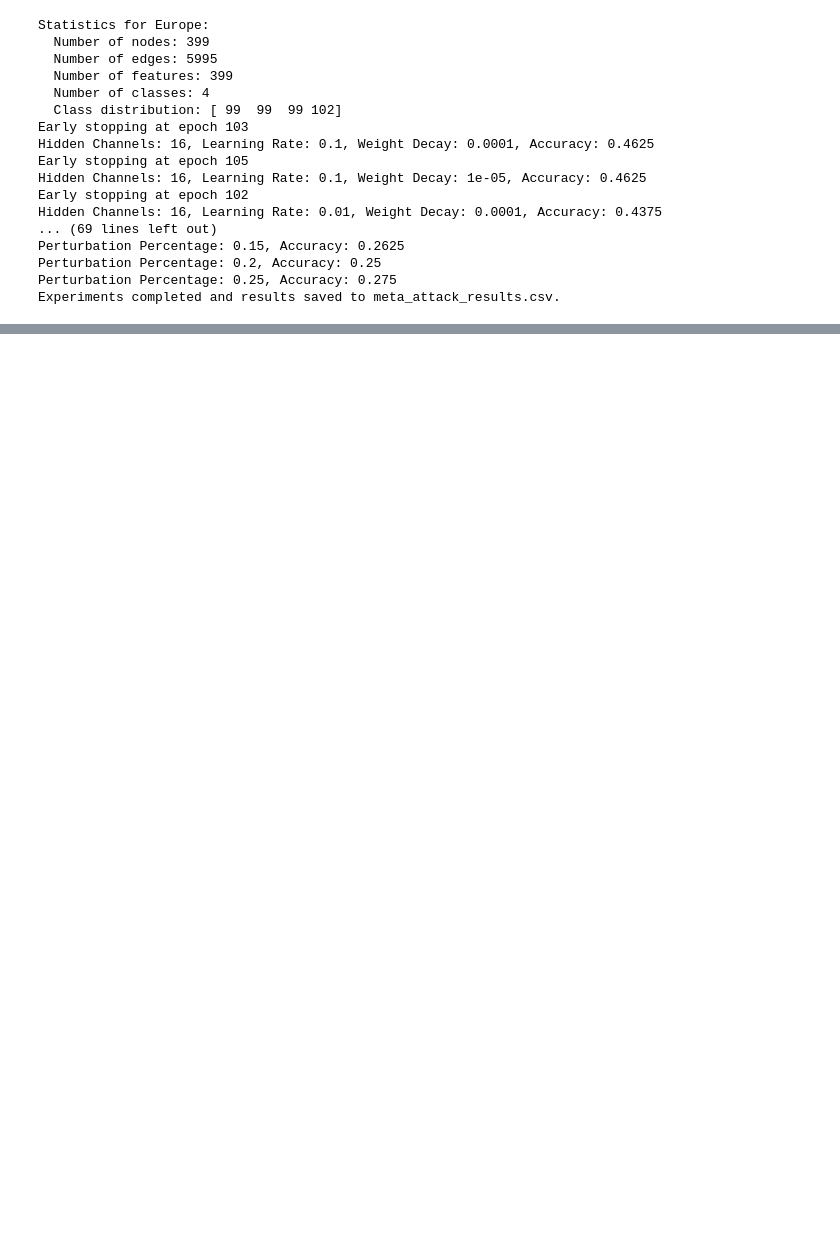
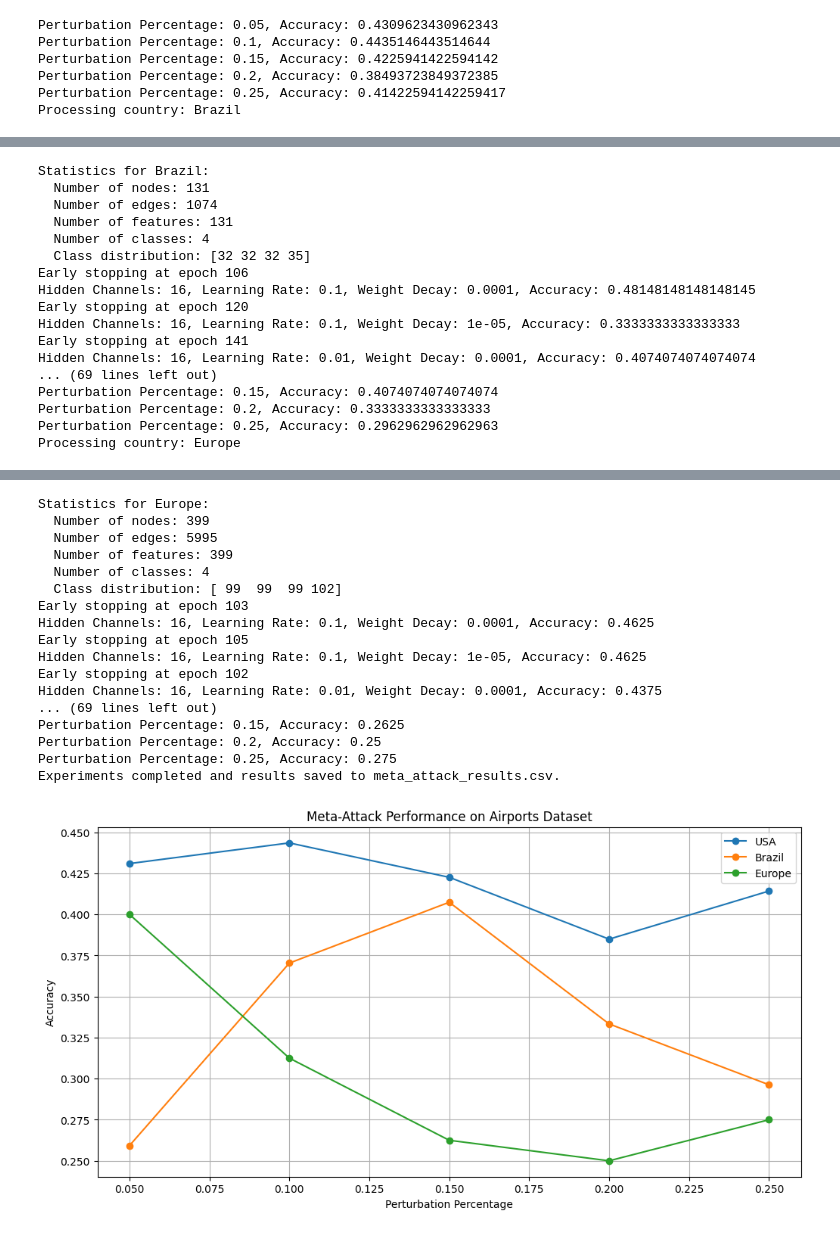
Before and after one commit to AbhiJeet70/GraphPoisoningCodes, a Jupyter notebook: Meta_Airport.ipynb, the cells around one changed output, grey strips where cells are left out. Saved outputs shown, nothing was run; the diff lists cells and outputs as text; code cells hidden in the pictures; blank space fills up the shorter version.

```diff
--- a/Meta_Airport.ipynb
+++ b/Meta_Airport.ipynb
@@ -259,5 +259,23 @@ for country in countries:
 results_df.to_csv('meta_attack_results.csv', index=False)
 
 print('Experiments completed and results saved to meta_attack_results.csv.')
+
+# Plotting function
+def plot_results(df, countries):
+    plt.figure(figsize=(12, 6))
+    for country in countries:
+        country_data = df[df['Country'] == country]
+        plt.plot(country_data['Perturbation_Percentage'], country_data['Accuracy'], marker='o', label=country)
+
+    plt.xlabel('Perturbation Percentage')
+    plt.ylabel('Accuracy')
+    plt.title('Meta-Attack Performance on Airports Dataset')
+    plt.legend()
+    plt.grid(True)
+    plt.show()
+
+# Load results and plot
+results_df = pd.read_csv('meta_attack_results.csv')
+plot_results(results_df, countries)
 # %% [output]
 Requirement already satisfied: torch in /opt/conda/lib/python3.10/site-packages (2.1.2+cpu)
@@ -301,17 +319,6 @@ Done!
-Statistics for Europe:
-  Number of nodes: 399
-  Number of edges: 5995
-  Number of features: 399
-  Number of classes: 4
-  Class distribution: [ 99  99  99 102]
-Early stopping at epoch 103
-Hidden Channels: 16, Learning Rate: 0.1, Weight Decay: 0.0001, Accuracy: 0.4625
-Early stopping at epoch 105
-Hidden Channels: 16, Learning Rate: 0.1, Weight Decay: 1e-05, Accuracy: 0.4625
-Early stopping at epoch 102
-Hidden Channels: 16, Learning Rate: 0.01, Weight Decay: 0.0001, Accuracy: 0.4375
-... (69 lines left out)
-Perturbation Percentage: 0.15, Accuracy: 0.2625
-Perturbation Percentage: 0.2, Accuracy: 0.25
-Perturbation Percentage: 0.25, Accuracy: 0.275
-Experiments completed and results saved to meta_attack_results.csv.
+Perturbation Percentage: 0.05, Accuracy: 0.4309623430962343
+Perturbation Percentage: 0.1, Accuracy: 0.4435146443514644
+Perturbation Percentage: 0.15, Accuracy: 0.4225941422594142
+Perturbation Percentage: 0.2, Accuracy: 0.38493723849372385
+Perturbation Percentage: 0.25, Accuracy: 0.41422594142259417
+Processing country: Brazil
@@ -317,0 +329,17 @@ Experiments completed and results saved to meta_attack_results.csv.
+Statistics for Brazil:
+  Number of nodes: 131
+  Number of edges: 1074
+  Number of features: 131
+  Number of classes: 4
+  Class distribution: [32 32 32 35]
+Early stopping at epoch 106
+Hidden Channels: 16, Learning Rate: 0.1, Weight Decay: 0.0001, Accuracy: 0.48148148148148145
+Early stopping at epoch 120
+Hidden Channels: 16, Learning Rate: 0.1, Weight Decay: 1e-05, Accuracy: 0.3333333333333333
+Early stopping at epoch 141
+Hidden Channels: 16, Learning Rate: 0.01, Weight Decay: 0.0001, Accuracy: 0.4074074074074074
+... (69 lines left out)
+Perturbation Percentage: 0.15, Accuracy: 0.4074074074074074
+Perturbation Percentage: 0.2, Accuracy: 0.3333333333333333
+Perturbation Percentage: 0.25, Accuracy: 0.2962962962962963
+Processing country: Europe
@@ -317,0 +350,18 @@ Experiments completed and results saved to meta_attack_results.csv.
+Statistics for Europe:
+  Number of nodes: 399
+  Number of edges: 5995
+  Number of features: 399
+  Number of classes: 4
+  Class distribution: [ 99  99  99 102]
+Early stopping at epoch 103
+Hidden Channels: 16, Learning Rate: 0.1, Weight Decay: 0.0001, Accuracy: 0.4625
+Early stopping at epoch 105
+Hidden Channels: 16, Learning Rate: 0.1, Weight Decay: 1e-05, Accuracy: 0.4625
+Early stopping at epoch 102
+Hidden Channels: 16, Learning Rate: 0.01, Weight Decay: 0.0001, Accuracy: 0.4375
+... (69 lines left out)
+Perturbation Percentage: 0.15, Accuracy: 0.2625
+Perturbation Percentage: 0.2, Accuracy: 0.25
+Perturbation Percentage: 0.25, Accuracy: 0.275
+Experiments completed and results saved to meta_attack_results.csv.
+[figure, added]
```
Also changed, not shown: parts of 1 cell of this notebook.
